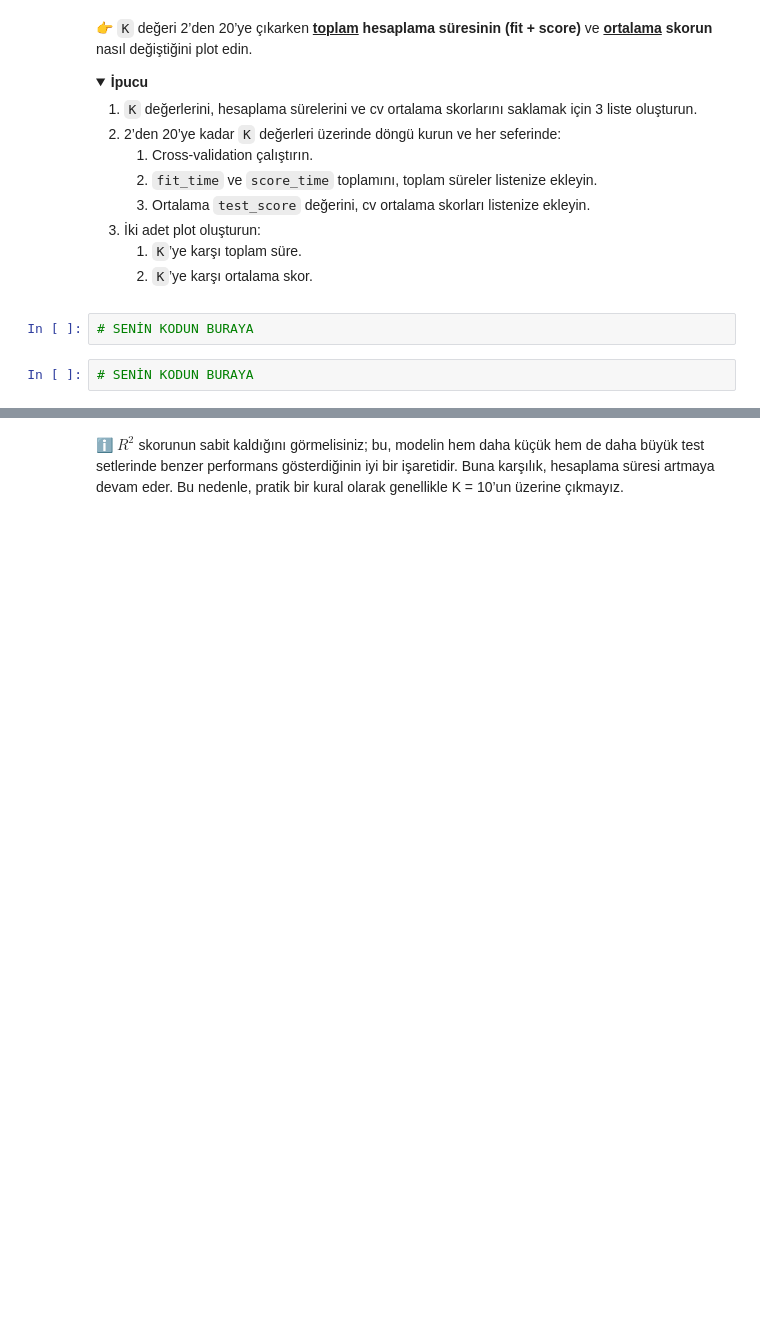
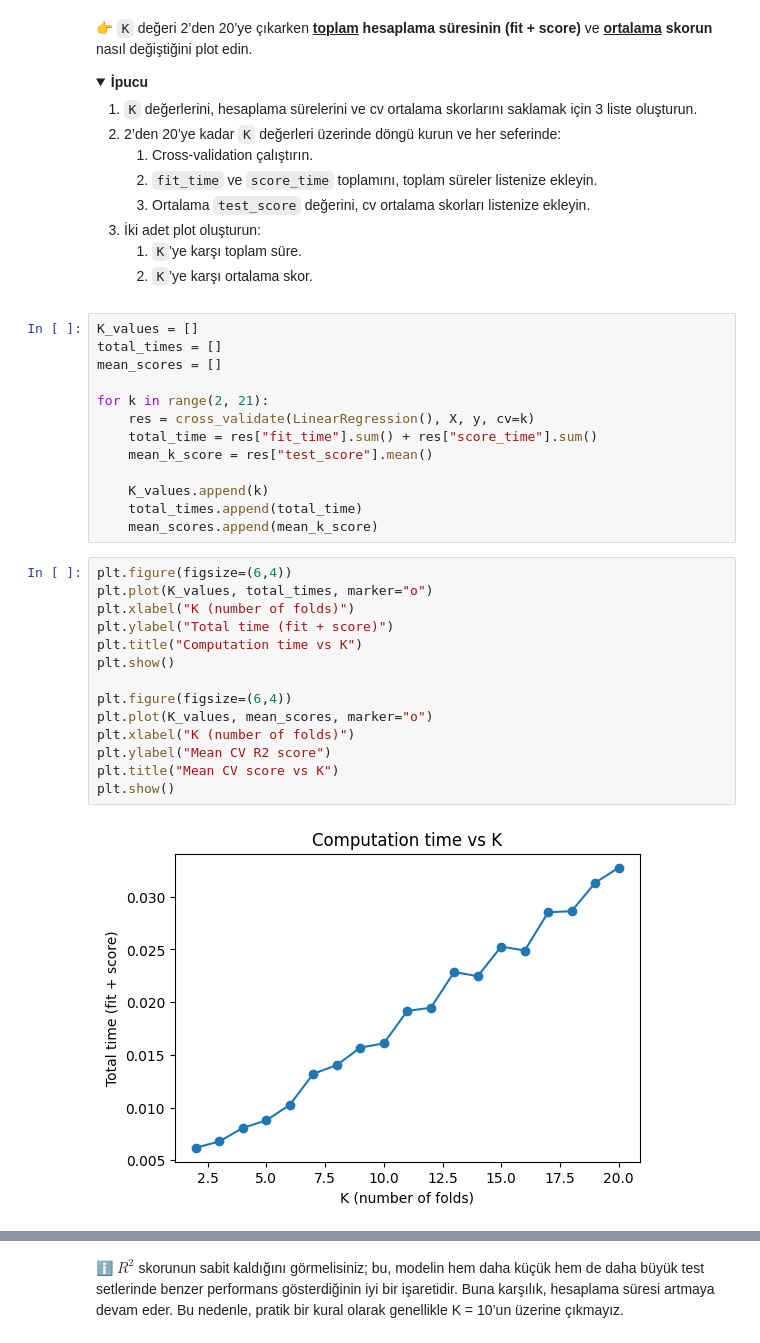
Before and after one commit to tmy-datamesa/S16D1-S-data-linear-regression, a Jupyter notebook: Linear_Regression.ipynb, the cells around one changed output, grey strips where cells are left out. Cells and saved outputs as stored; diff of their text form; folded sections open; blank space fills up the shorter version.

```diff
--- a/Linear_Regression.ipynb
+++ b/Linear_Regression.ipynb
@@ -139,7 +139,32 @@ git push origin master
      1. `K`’ye karşı toplam süre.
      1. `K`’ye karşı ortalama skor.
 </details>
-# %%
-# SENİN KODUN BURAYA
-# %%
-# SENİN KODUN BURAYA
+# %%
+K_values = []
+total_times = []
+mean_scores = []
+
+for k in range(2, 21):
+    res = cross_validate(LinearRegression(), X, y, cv=k)
+    total_time = res["fit_time"].sum() + res["score_time"].sum()
+    mean_k_score = res["test_score"].mean()
+
+    K_values.append(k)
+    total_times.append(total_time)
+    mean_scores.append(mean_k_score)
+# %%
+plt.figure(figsize=(6,4))
+plt.plot(K_values, total_times, marker="o")
+plt.xlabel("K (number of folds)")
+plt.ylabel("Total time (fit + score)")
+plt.title("Computation time vs K")
+plt.show()
+
+plt.figure(figsize=(6,4))
+plt.plot(K_values, mean_scores, marker="o")
+plt.xlabel("K (number of folds)")
+plt.ylabel("Mean CV R2 score")
+plt.title("Mean CV score vs K")
+plt.show()
+# %% [output]
+[figure, added]
```
Also changed, not shown: parts of 9 cells of this notebook, 1 other file.
